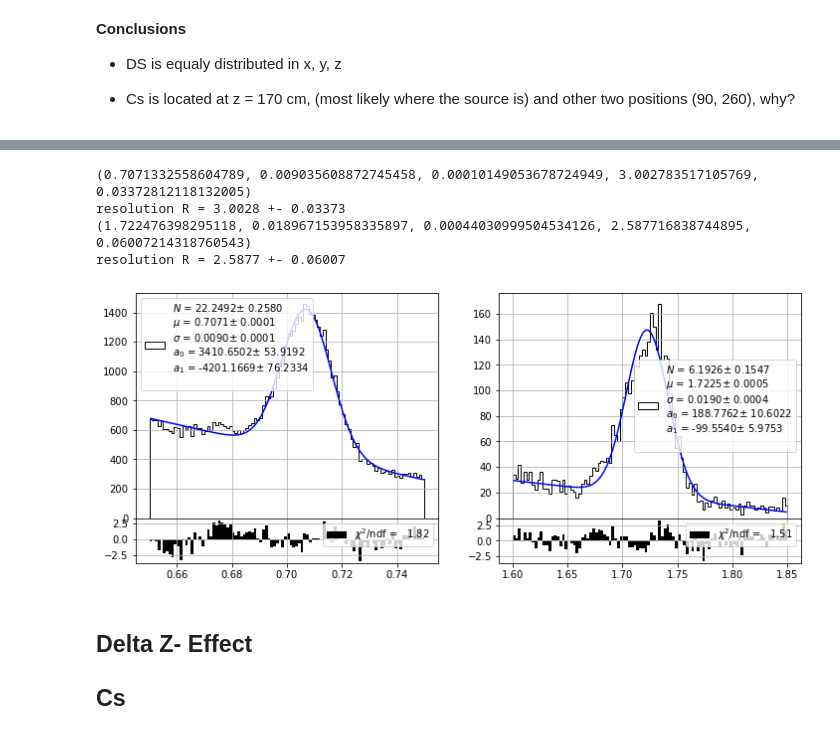
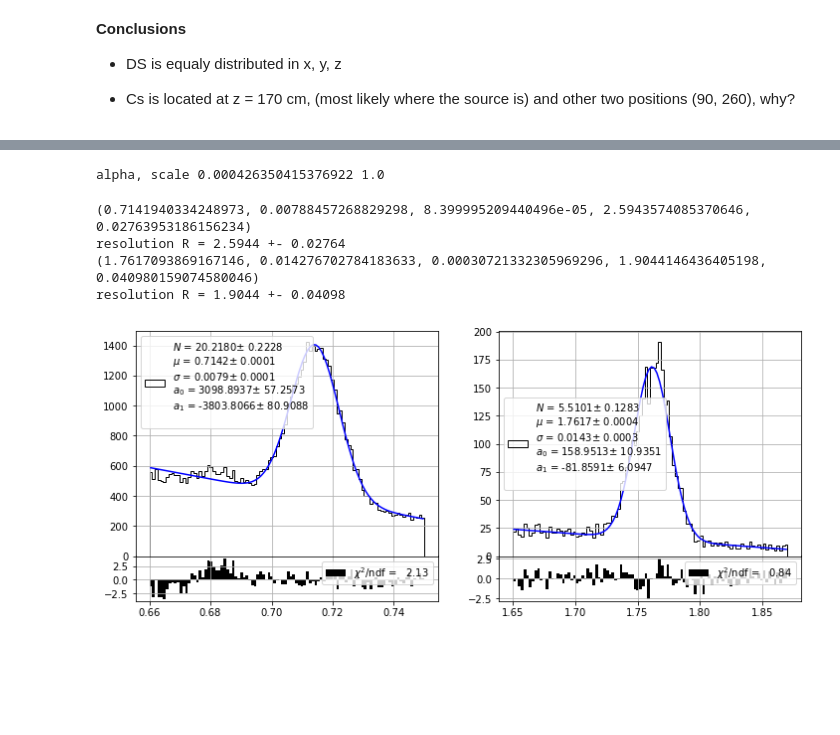
Before and after one commit to jahernando/next, a Jupyter notebook: NB/demo/demo_topology_run7.ipynb, the cells around one changed output, grey strips where cells are left out. Cells and saved outputs as stored; diff of their text form; code cells hidden in the pictures; blank space fills up the shorter version.

```diff
--- a/NB/demo/demo_topology_run7.ipynb
+++ b/NB/demo/demo_topology_run7.ipynb
@@ -62,8 +62,10 @@ ranges = {'nS2'            : (1., 1.),
           'r_max'          : (0.,  55.),
           'energy'         : (0., 3.),
           'energy.cs'      : (0.65, 0.75),
-          'energy.ds'      : (1.60, 1.85),
+          'energy.ds'      : (1.62, 1.85),
           'energy.ph'      : (2.00, 3.00),
+          'dz_track.cs'    : (0., 60.),
+          'dz_track.ds'    : (0., 120.),
          }
 for key in ranges.keys():
     print(key, ranges[key])
@@ -153,0 +108,10 @@ plt_energies(dft.energy[sel], eranges)
+# %%
+sel   = selections.logical_and(('energy.ds', 'dz_track.ds'), 'ds')
+names = ('energy', 'dz_track')
+
+ene, dz = [dft[sel][name].values for name in names]
+
+nbins = 10
+p0s   = 10*(None,)
+
+xmed, mus, sigs, pars, upars = eres.dz_effect(dz, ene,  nbins, p0s = p0s, plot = True)
@@ -154,18 +121,29 @@ plt_energies(dft.energy[sel], eranges)
+# %%
+alpha = abs(pars[1]/pars[0])
+scale = 1.
+print('alpha, scale', alpha, scale)
+
+ene, dz = dft.energy.values, dft.dz_track.values
+enecor  = eres.dz_energy_correction(ene, dz, alpha, scale)
+dft.enecor = np.copy(enecor)
+ranges['enecor.cs'] = (0.66, 0.75)
+ranges['enecor.ds'] = (1.65, 1.87)
+selections.set_range('enecor.cs', ranges['enecor.cs']);
+selections.set_range('enecor.ds', ranges['enecor.ds']);
+# %% [output]
+alpha, scale 0.000426350415376922 1.0
 # %%
-eranges = [ranges[name] for name in ('energy.cs', 'energy.ds')]
+ename   = 'enecor'
+eranges = [ranges[name] for name in (ename + '.cs', ename + '.ds')]
 subplot = pltext.canvas(len(eranges))
 for i, erange in enumerate(eranges):
     subplot(i + 1)
-    pars = eres.energy_fit(dft.energy.values, 100, range = erange, plot = True)
+    pars = eres.energy_fit(dft[ename].values, 100, range = erange, plot = True)
     print(pars)
     print('resolution R = {0:6.4f} +- {1:6.5f}'.format(*pars[-2:]))
 # %% [output]
-(0.7071332558604789, 0.009035608872745458, 0.00010149053678724949, 3.002783517105769, 0.03372812118132005)
-resolution R = 3.0028 +- 0.03373
-(1.722476398295118, 0.018967153958335897, 0.00044030999504534126, 2.587716838744895, 0.06007214318760543)
-resolution R = 2.5877 +- 0.06007
+(0.7141940334248973, 0.00788457268829298, 8.399995209440496e-05, 2.5943574085370646, 0.02763953186156234)
+resolution R = 2.5944 +- 0.02764
+(1.7617093869167146, 0.014276702784183633, 0.00030721332305969296, 1.9044146436405198, 0.040980159074580046)
+resolution R = 1.9044 +- 0.04098
-[figure, old version]
+[figure, new version]
-# %% [markdown]
-## Delta Z- Effect
-
-## Cs
```
Also changed, not shown: parts of 34 cells of this notebook, 1 other file.
